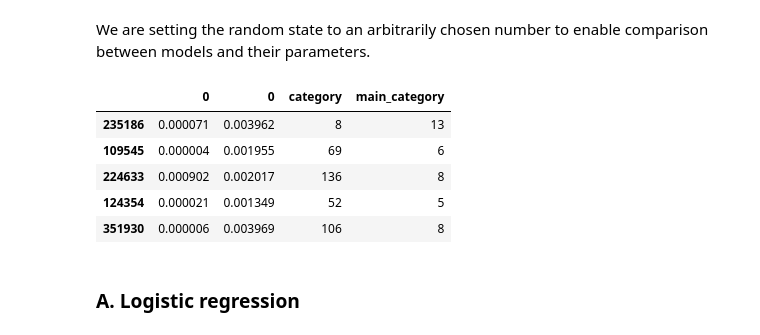
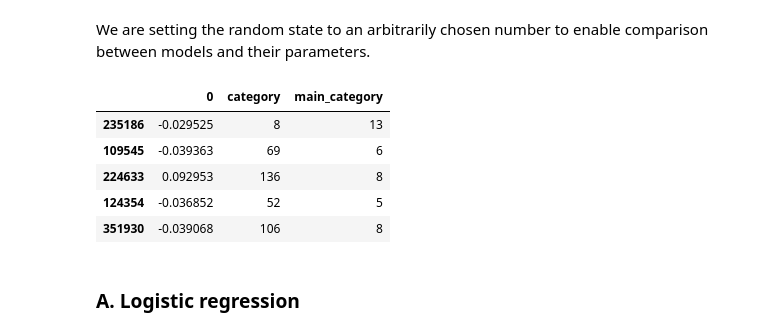
Before and after one commit to tbacha/DMML2019_Team_Apple, a Jupyter notebook: code/Kickstarter_notebook_Team_Apple_ML.ipynb, the cells around one changed output. Saved outputs shown, nothing was run; the diff lists cells and outputs as text; code cells hidden in the pictures.

```diff
--- a/code/Kickstarter_notebook_Team_Apple_ML.ipynb
+++ b/code/Kickstarter_notebook_Team_Apple_ML.ipynb
@@ -116,36 +116,38 @@ We are setting the random state to an arbitrarily chosen number to enable compar
 # %%
 RSEED = 42
 
 X = pd.DataFrame()
 #X = df[["usd_goal_real"]]
 #X = pd.concat((X, df[["usd_goal_real"]], pd.to_numeric(df["elapsed_time"])), axis=1)
-X = pd.concat((X, goal_mm, time_mm), axis=1)
+X = pd.concat((X, goal_std), axis=1)
 y = df["state"]
-
 
 
 le = LabelEncoder()
 for col in ["category", "main_category"]:
     encoded = pd.DataFrame(le.fit_transform(df[col]), columns=[col])
     X = pd.concat((X, encoded), axis=1)
+
 """
 
+
 one_hot = OneHotEncoder()
-cat_to_onehot = pd.DataFrame(one_hot.fit_transform(df[["main_category"]]).toarray())
+cat_to_onehot = pd.DataFrame(one_hot.fit_transform(df[["category", "main_category"]]).toarray())
 X = pd.concat((X, cat_to_onehot), axis=1)
+
 
 
 """
 
 X_train, X_test, y_train, y_test = train_test_split(X, y, test_size=0.2, random_state=RSEED)
 X_train.head()
 # %% [output]
-|  | 0 | 0 | category | main_category |
-| 235186 | 0.000071 | 0.003962 | 8 | 13 |
-| 109545 | 0.000004 | 0.001955 | 69 | 6 |
-| 224633 | 0.000902 | 0.002017 | 136 | 8 |
-| 124354 | 0.000021 | 0.001349 | 52 | 5 |
-| 351930 | 0.000006 | 0.003969 | 106 | 8 |
+|  | 0 | category | main_category |
+| 235186 | -0.029525 | 8 | 13 |
+| 109545 | -0.039363 | 69 | 6 |
+| 224633 | 0.092953 | 136 | 8 |
+| 124354 | -0.036852 | 52 | 5 |
+| 351930 | -0.039068 | 106 | 8 |
 # %% [markdown]
 ### A. Logistic regression<a name="logr"></a>
 # %% [markdown]
```
Also changed, not shown: parts of 9 cells of this notebook, 1 other file.
